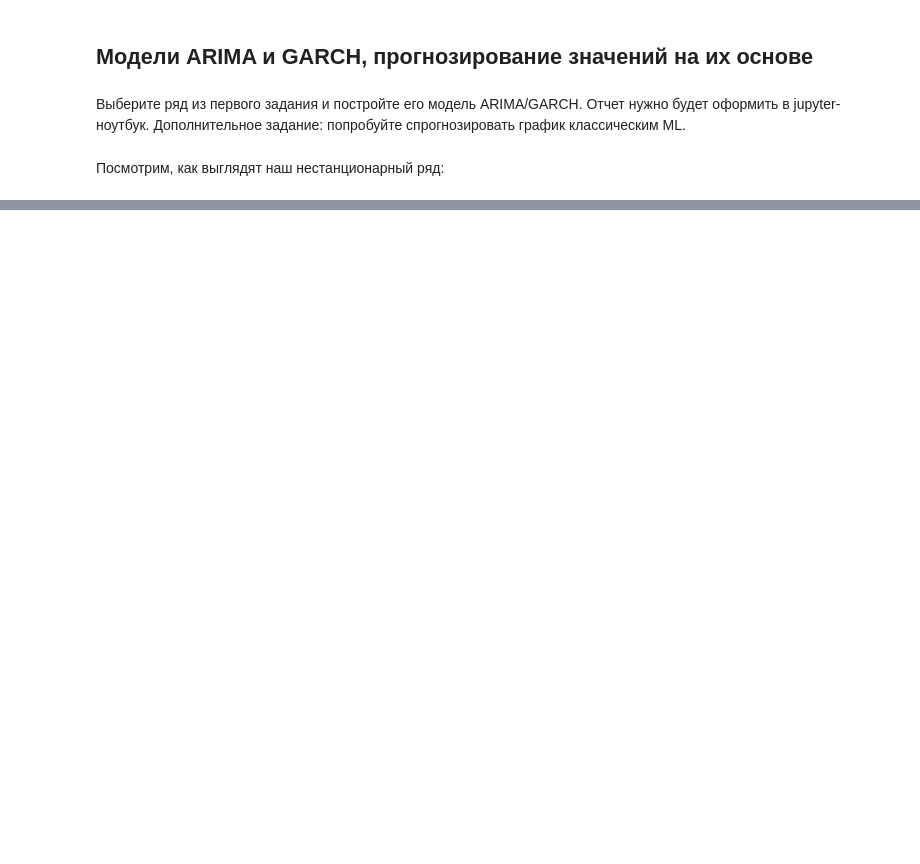
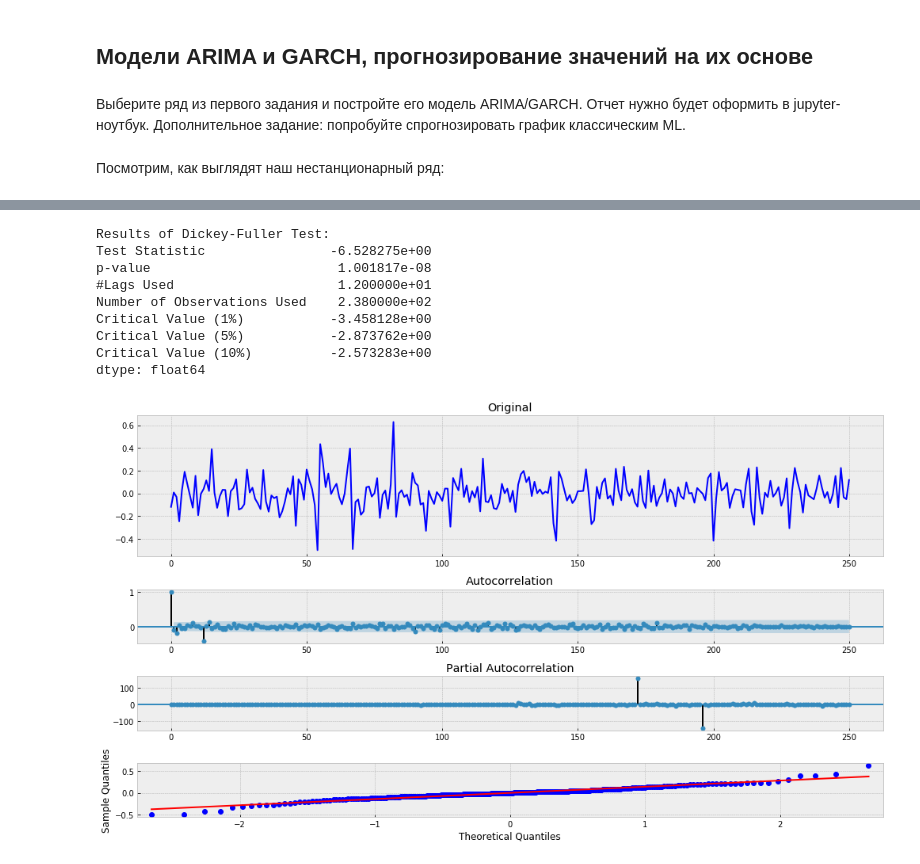
Before and after one commit to AlexeevVl/TimeSeriesForecasting, a Jupyter notebook: HW3.ipynb, the cells around one changed output, grey strips where cells are left out. Drawn from its saved outputs; the diff is of its cells as text; code cells hidden in the pictures; blank space fills up the shorter version.

```diff
--- a/HW3.ipynb
+++ b/HW3.ipynb
@@ -27,0 +155,18 @@ plt.tight_layout()
+# %%
+series_auto_registration = auto_registration['Count']
+series_auto_registration = boxcox(series_auto_registration, 0)
+series_auto_registration = series_auto_registration[1:] - series_auto_registration[:-1]
+series_auto_registration = series_auto_registration[12:] - series_auto_registration[:-12]
+# %%
+tsplot(series_auto_registration)
+# %% [output]
+Results of Dickey-Fuller Test:
+Test Statistic                -6.528275e+00
+p-value                        1.001817e-08
+#Lags Used                     1.200000e+01
+Number of Observations Used    2.380000e+02
+Critical Value (1%)           -3.458128e+00
+Critical Value (5%)           -2.873762e+00
+Critical Value (10%)          -2.573283e+00
+dtype: float64
+[figure, added]
```
Also changed, not shown: parts of 21 cells of this notebook.
